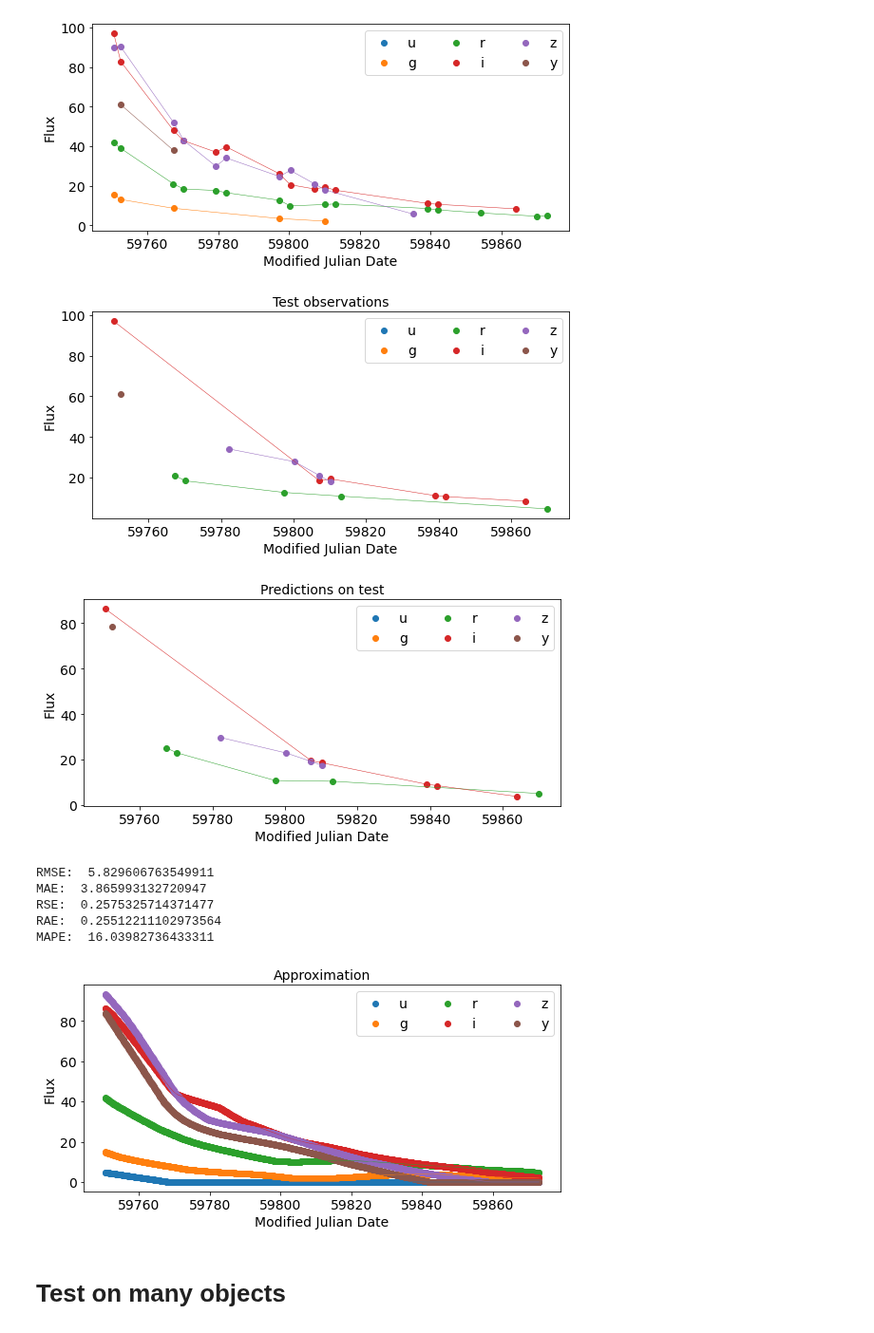
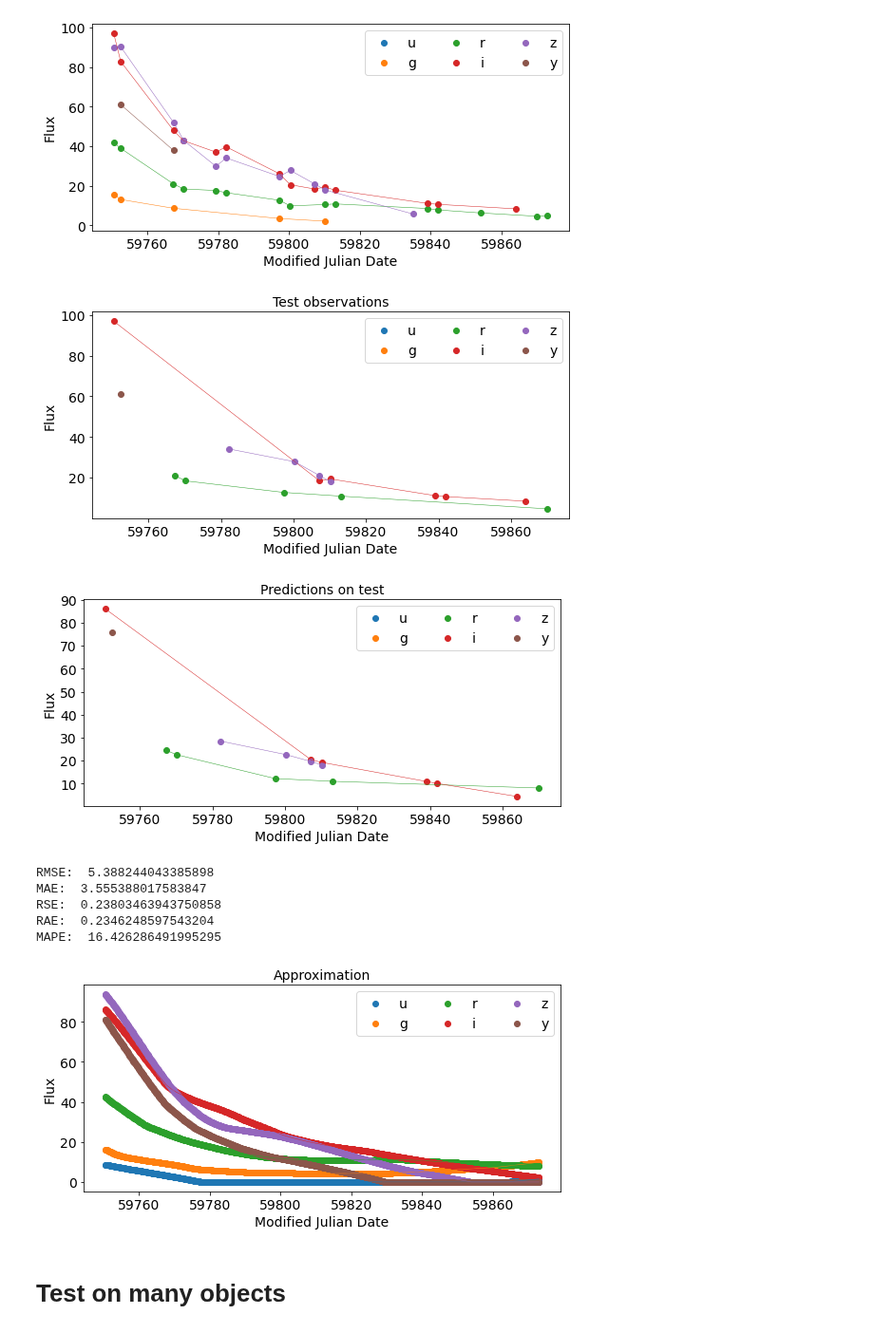
Before and after one commit to HSE-LAMBDA/light_curve_approx, a Jupyter notebook: notebooks/StarterKit.ipynb, the cells around one changed output. Shown at 95% size. Saved outputs shown, nothing was run; the diff lists cells and outputs as text; code cells hidden in the pictures.

```diff
--- a/notebooks/StarterKit.ipynb
+++ b/notebooks/StarterKit.ipynb
@@ -147,17 +147,12 @@ plt.savefig('light_curve_34299.pdf', format='pdf')
 # %%
 MODEL = "NN"
 # %%
-x = anobject.mjd
-x_min = x.min()
-
-anobject["square_date"] = anobject.apply(lambda x: (x.mjd - x_min)**2, axis=1)
-
 # train / test split
 from sklearn.model_selection import train_test_split
 anobject_train, anobject_test = train_test_split(anobject, test_size=1/3, random_state=11)
 
-X_train = anobject_train[['mjd', 'log_lam', 'square_date']].values
-X_test = anobject_test[['mjd', 'log_lam', 'square_date']].values
+X_train = anobject_train[['mjd', 'log_lam']].values
+X_test = anobject_test[['mjd', 'log_lam']].values
 
 y_train = anobject_train['flux'].values
 y_test  = anobject_test['flux'].values
@@ -203,7 +198,7 @@ plot_light_curves(anobject_test, "Test observations")
 plot_light_curves(anobject_test_pred, "Predictions on test")
 # %% [output]
 [figure]
-[figure, old version]
+[figure, new version]
 # %%
 # calculate quality metrics
 [rmse, mae, rse, rae, mape] = utils.regression_quality_metrics_report(anobject_test['flux'].values,
@@ -214,27 +209,27 @@ print("RSE: ", rse)
 print("RAE: ", rae)
 print("MAPE: ", mape)
 # %% [output]
-RMSE:  5.829606763549911
-MAE:  3.865993132720947
-RSE:  0.2575325714371477
-RAE:  0.25512211102973564
-MAPE:  16.03982736433311
+RMSE:  5.388244043385898
+MAE:  3.555388017583847
+RSE:  0.23803463943750858
+RAE:  0.2346248597543204
+MAPE:  16.426286491995295
 # %%
 approx_object = create_approx_object(anobject)
 x = approx_object.mjd
 x_min = x.min()
 
 approx_object["square_date"] = approx_object.apply(lambda x: (x.mjd - x_min)**2, axis=1)
 
-X = approx_object[['mjd', 'log_lam', 'square_date']].values
+X = approx_object[['mjd', 'log_lam']].values
 
 X_ss = ss_x.transform(X)
 res = ss_y.inverse_transform(reg.predict(X_ss))
 approx_object['flux'] = np.maximum(res, np.zeros(len(res)))
 plot_light_curves(approx_object, "Approximation")
 plt.savefig('approx_light_curve_34299.pdf', format='pdf')
 # %% [output]
-[figure, old version]
+[figure, new version]
 # %% [markdown]
 # Test on many objects
 # %%
```
Also changed, not shown: parts of 3 cells of this notebook, 5 other files.
